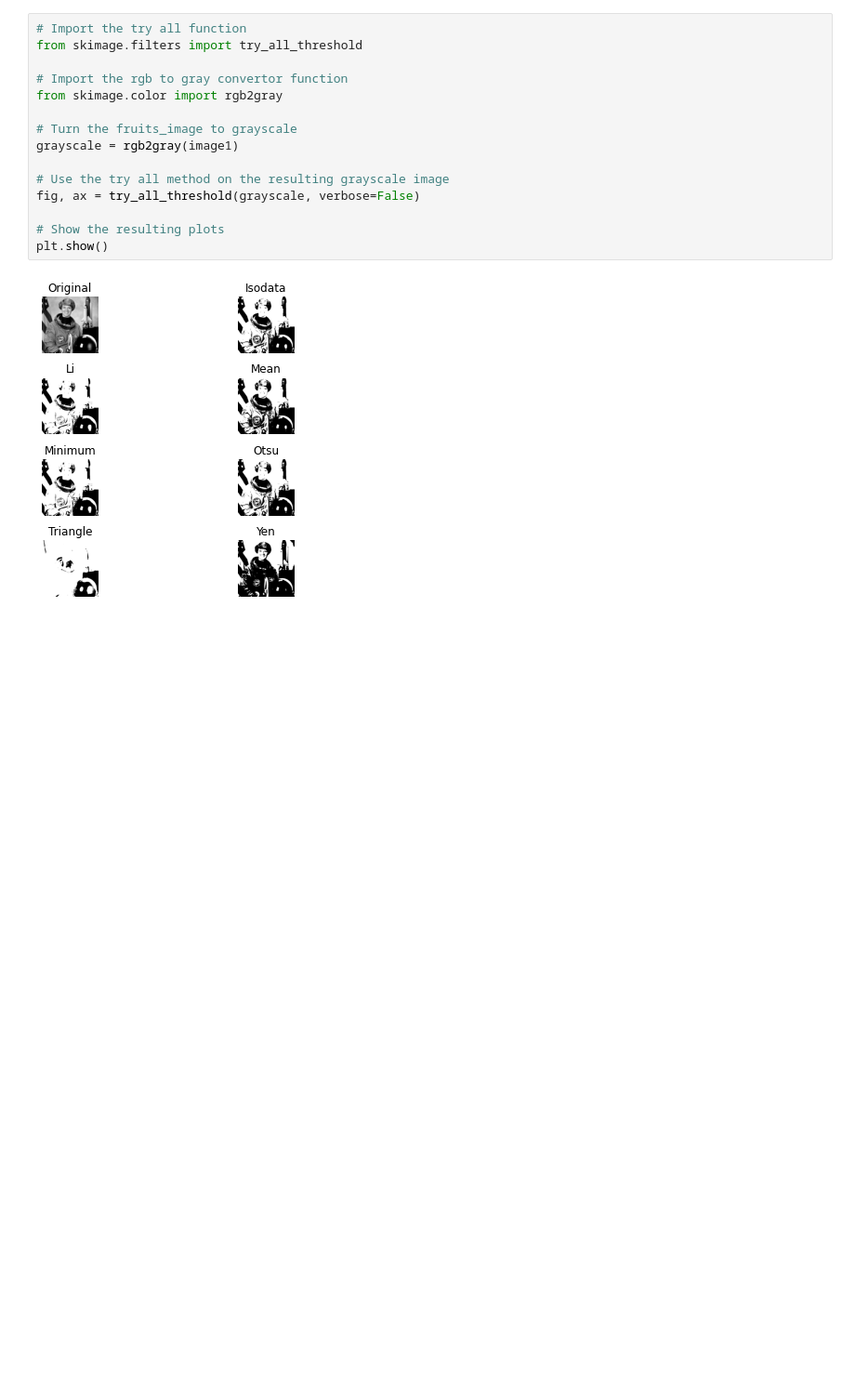
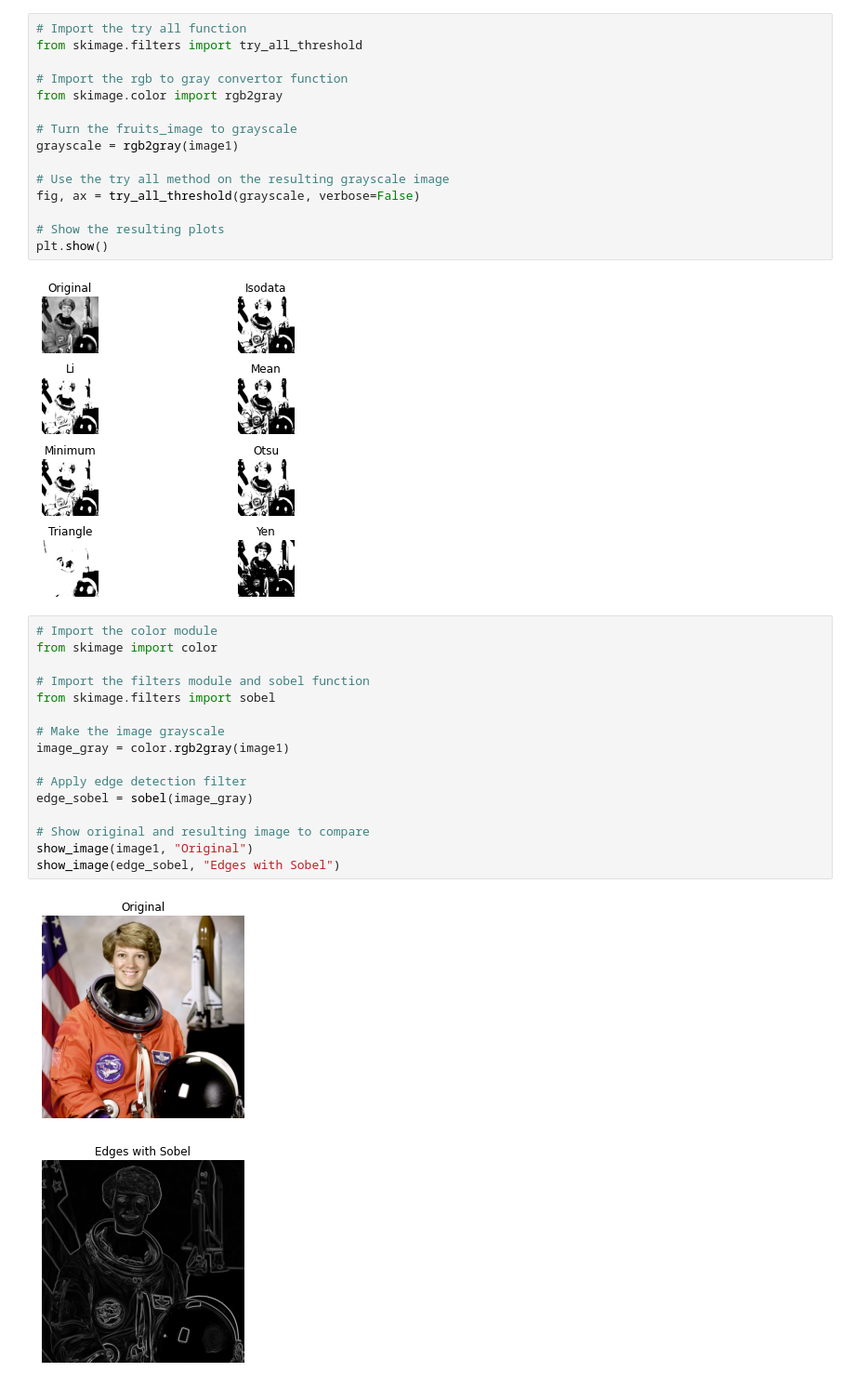
Before and after one commit to MohebZandi/Comupter_Vision, a Jupyter notebook: Image_processing_Data_Camp_1.ipynb, the cells around one changed output. Shown at 93% size. Saved outputs shown, nothing was run; the diff lists cells and outputs as text; blank space fills up the shorter version.

```diff
--- a/Image_processing_Data_Camp_1.ipynb
+++ b/Image_processing_Data_Camp_1.ipynb
@@ -267,3 +268,22 @@ fig, ax = try_all_threshold(grayscale, verbose=False)
 plt.show()
 # %% [output]
 [figure]
+# %%
+# Import the color module
+from skimage import color
+
+# Import the filters module and sobel function
+from skimage.filters import sobel
+
+# Make the image grayscale
+image_gray = color.rgb2gray(image1)
+
+# Apply edge detection filter
+edge_sobel = sobel(image_gray)
+
+# Show original and resulting image to compare
+show_image(image1, "Original")
+show_image(edge_sobel, "Edges with Sobel")
+# %% [output]
+[figure, added]
+[figure, added]
```
Also changed, not shown: parts of 4 cells of this notebook.
